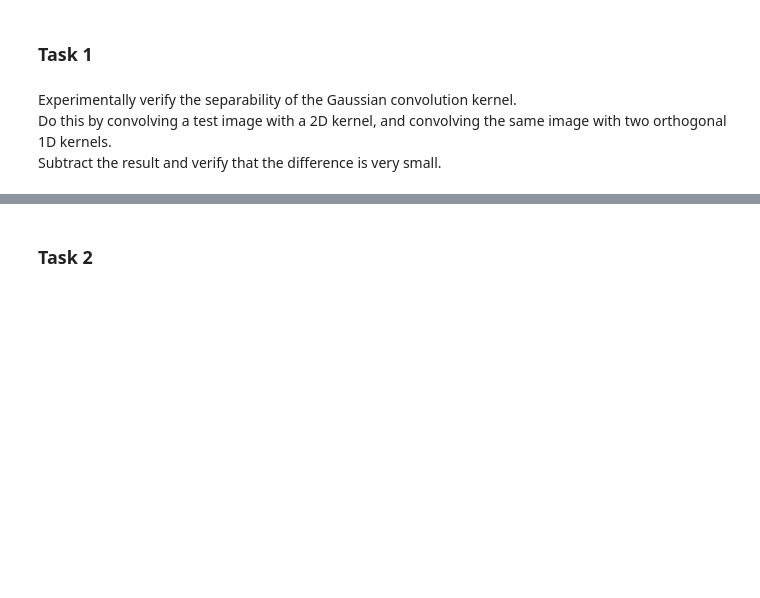
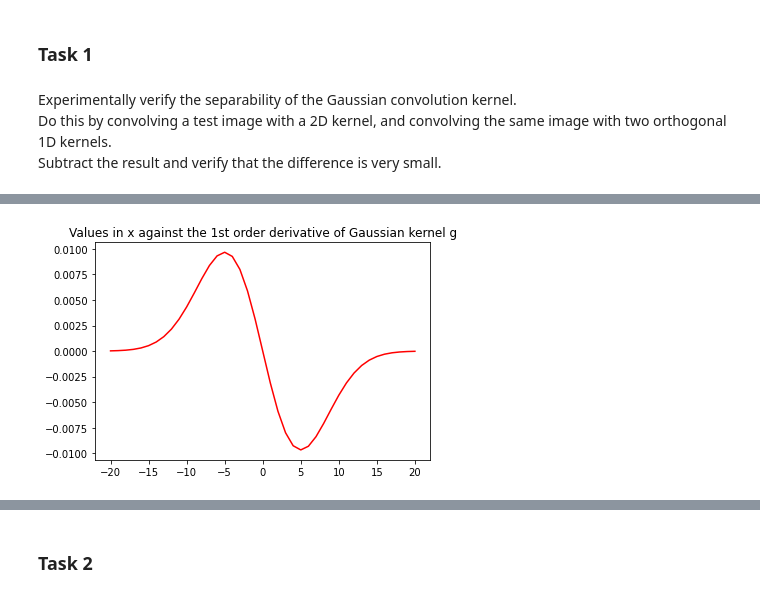
Before and after one commit to wdmdev/02506-advanced-image-analysis, a Jupyter notebook: exercises/week1/solution.ipynb, the cells around one changed output, grey strips where cells are left out. Drawn from its saved outputs; the diff is of its cells as text; code cells hidden in the pictures; blank space fills up the shorter version.

```diff
--- a/exercises/week1/solution.ipynb
+++ b/exercises/week1/solution.ipynb
@@ -40,0 +50,7 @@ convolve_1D_img = gaussian_filter1d(gaussian_filter1d(fibres_xcth_img,sigma,axis
+# %%
+plt.title('Values in x against the 1st order derivative of Gaussian kernel g')
+test_dg = kernel.dgaussian_1d(test_x, sigma)
+plt.plot(test_x, test_dg, c='red')
+plt.show()
+# %% [output]
+[figure, added]
```
Also changed, not shown: parts of 7 cells of this notebook, 6 other files.
